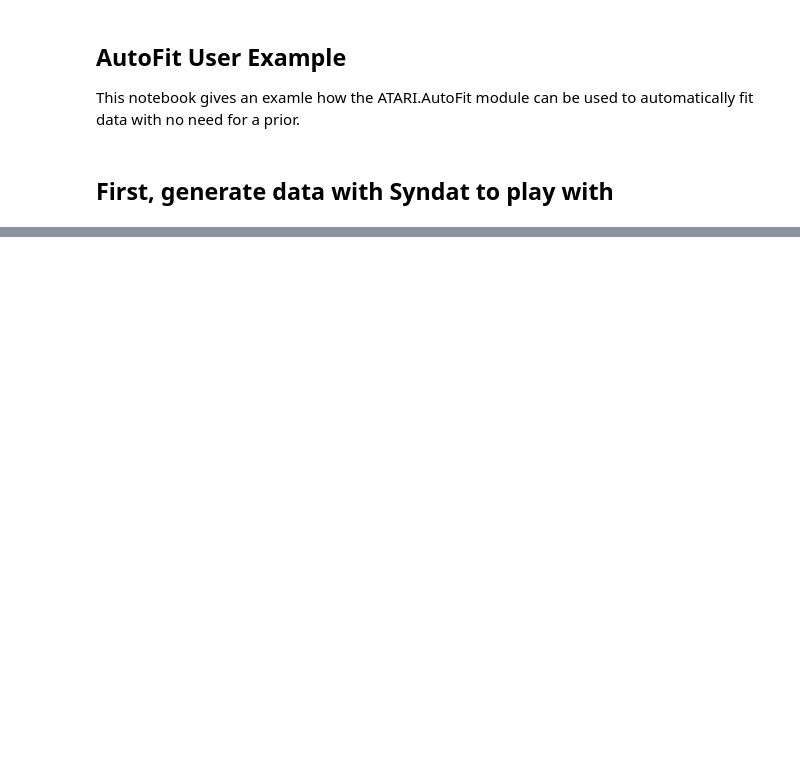
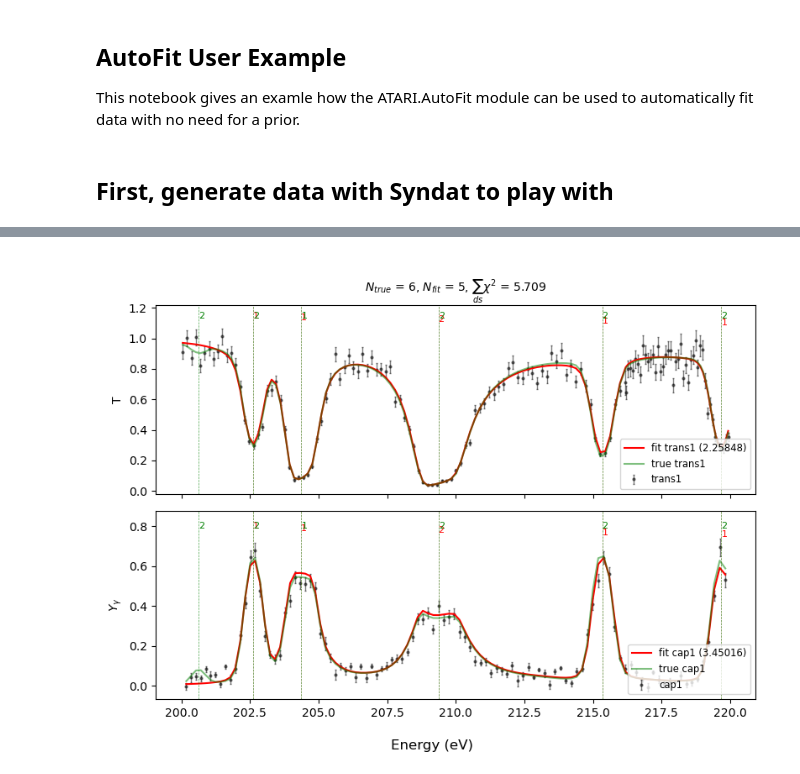
Before and after one commit to Naww137/ATARI, a Jupyter notebook: examples/AutoFit.ipynb, the cells around one changed output, grey strips where cells are left out. Drawn from its saved outputs; the diff is of its cells as text; code cells hidden in the pictures; blank space fills up the shorter version.

```diff
--- a/examples/AutoFit.ipynb
+++ b/examples/AutoFit.ipynb
@@ -333,0 +500,15 @@ fig.tight_layout()
+# %%
+from ATARI.AutoFit.spin_group_selection import SpinSelectOPT, SpinSelect
+
+
+spinselectOPT = SpinSelectOPT(step_threshold=0.01,
+                              max_steps=10)
+spinselector = SpinSelect(spinselectOPT)
+
+sammyOUT_spin = spinselector.get_best_chi2([1.0,2.0],
+                                            sammyOUT_elim.par_post,
+                                            Ta_pair,
+                                            datasets,
+                                            experiments,
+                                            covariance_data,
+                                            sammy_rto_fit)
@@ -333,0 +553,17 @@ fig.tight_layout()
+# %%
+fig = plot_datafits(datasets, experiments,
+    fits=sammyOUT_spin.pw_post,
+    fits_chi2=sammyOUT_spin.chi2n_post,
+    priors=[], priors_chi2=[],
+    true=datasets, true_chi2=[],
+    true_pars = true_ladder,
+    # prior_pars = sammyOUT_elim.par_post,
+    fit_pars = sammyOUT_spin.par_post,
+    # title: str = '',
+    show_spingroups = True,
+    fig_size = (8,6)
+)
+
+fig.tight_layout()
+# %% [output]
+[figure, added]
```
Also changed, not shown: parts of 18 cells of this notebook, 6 other files.
